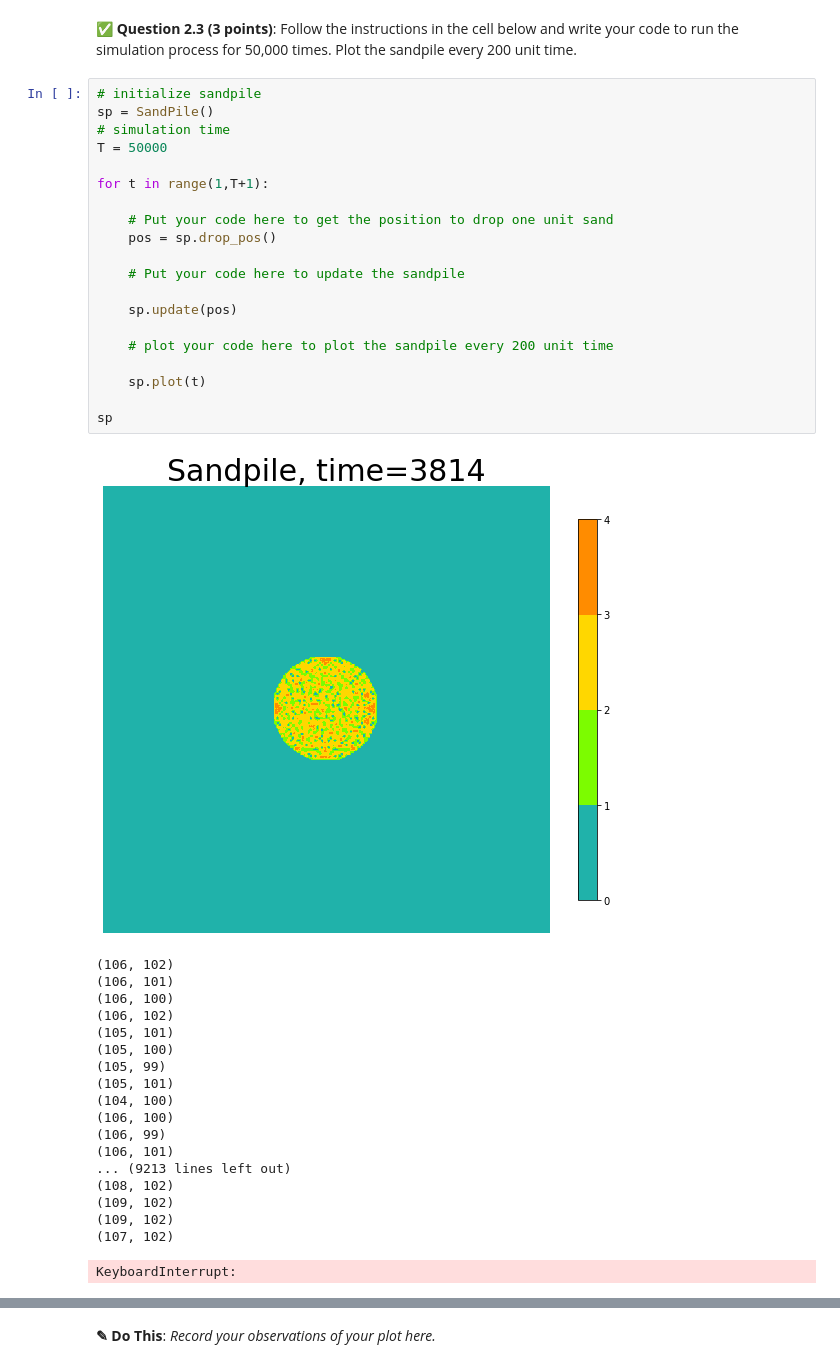
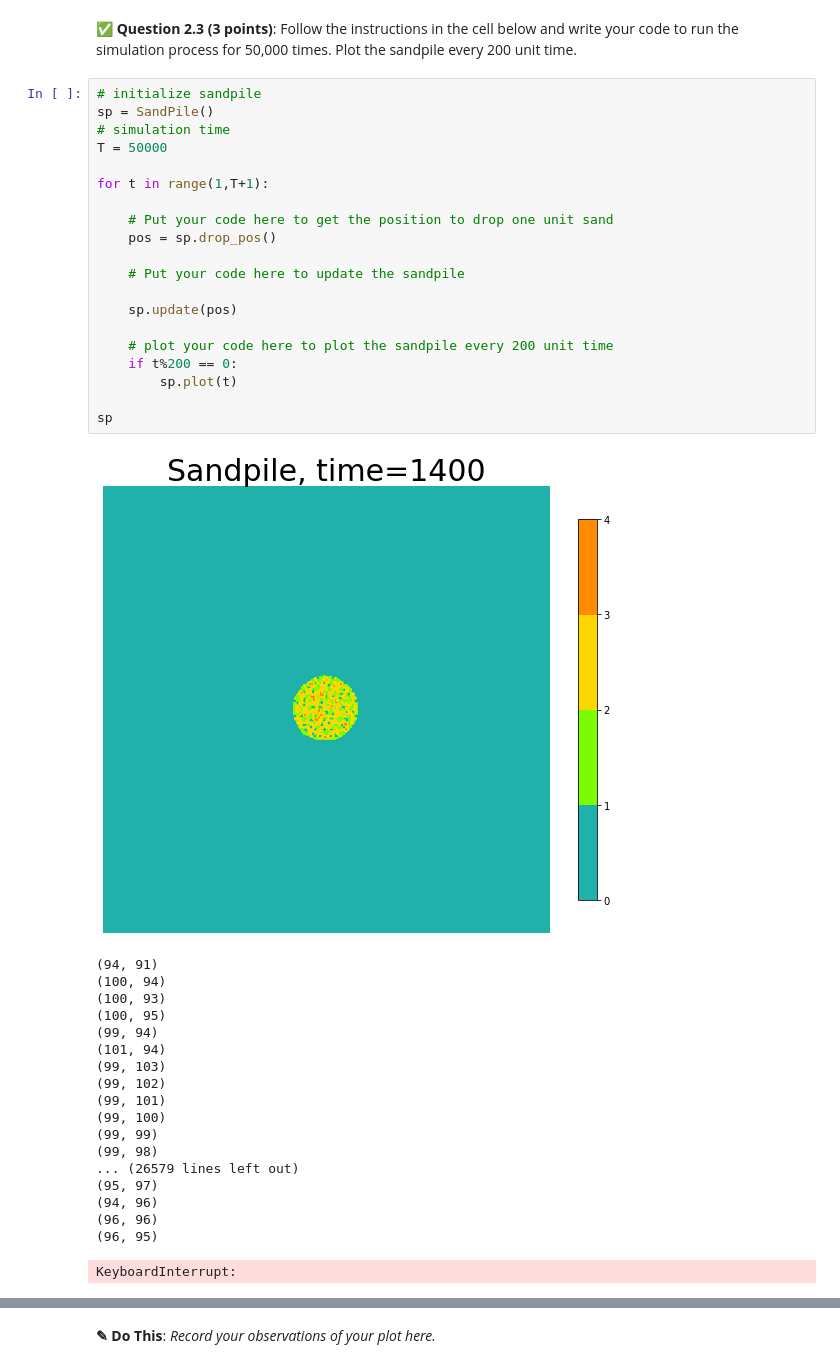
Before and after one commit to barnbyje/cmse202-s22-turnin, a Jupyter notebook: hw-03/HW-03_ABMAndGraphTheory-STUDENT.ipynb, the cells around one changed output, grey strips where cells are left out. Drawn from its saved outputs; the diff is of its cells as text.

```diff
--- a/hw-03/HW-03_ABMAndGraphTheory-STUDENT.ipynb
+++ b/hw-03/HW-03_ABMAndGraphTheory-STUDENT.ipynb
@@ -227,42 +227,42 @@ class SandPile:
 # %%
 # initialize sandpile
 sp = SandPile()
 # simulation time
 T = 50000
 
 for t in range(1,T+1):
 
     # Put your code here to get the position to drop one unit sand
     pos = sp.drop_pos()
 
     # Put your code here to update the sandpile
 
     sp.update(pos)
 
     # plot your code here to plot the sandpile every 200 unit time
-
-    sp.plot(t)
+    if t%200 == 0:
+        sp.plot(t)
 
 sp
 # %% [output]
-[figure, old version]
+[figure, new version]
-(106, 102)
-(106, 101)
-(106, 100)
-(106, 102)
-(105, 101)
-(105, 100)
-(105, 99)
-(105, 101)
-(104, 100)
-(106, 100)
-(106, 99)
-(106, 101)
-... (9213 lines left out)
-(108, 102)
-(109, 102)
-(109, 102)
-(107, 102)
+(94, 91)
+(100, 94)
+(100, 93)
+(100, 95)
+(99, 94)
+(101, 94)
+(99, 103)
+(99, 102)
+(99, 101)
+(99, 100)
+(99, 99)
+(99, 98)
+... (26579 lines left out)
+(95, 97)
+(94, 96)
+(96, 96)
+(96, 95)
 KeyboardInterrupt:
 <Figure size 720x720 with 0 Axes>
 <Figure size 720x720 with 0 Axes>
```
Also changed, not shown: parts of 12 cells of this notebook.
